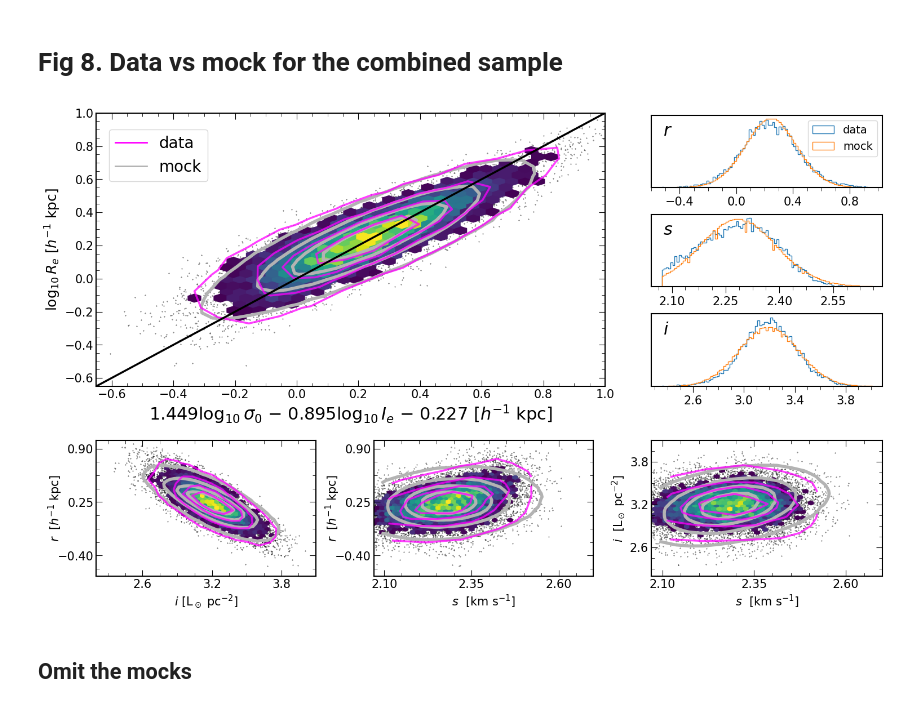
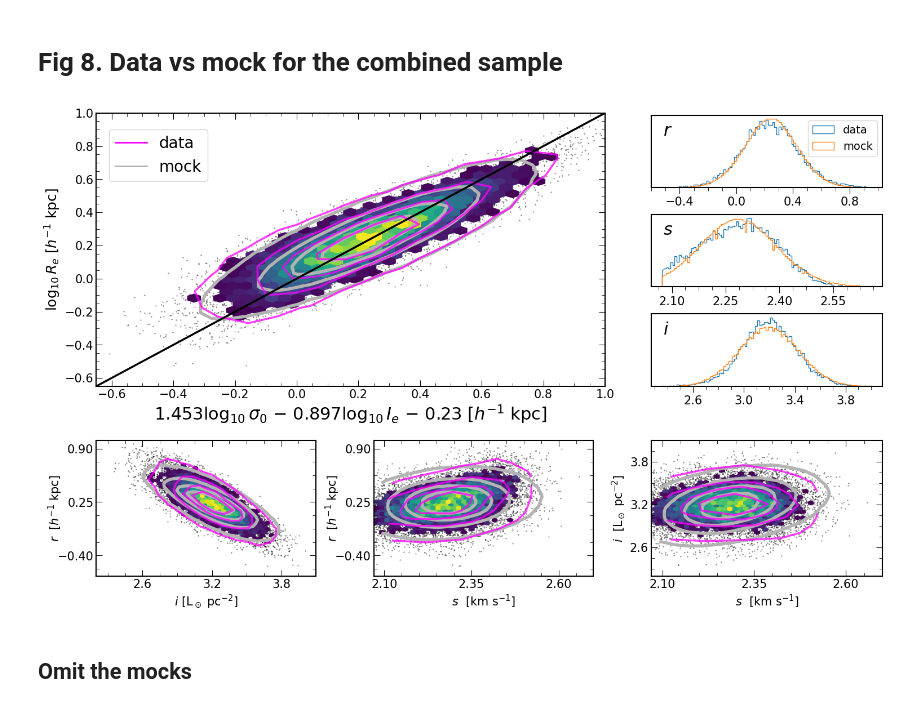
Before and after one commit to mrafifrbbn/thesis-research-2.0, a Jupyter notebook: notebooks/plots_1.ipynb, the cells around one changed output. Drawn from its saved outputs; the diff is of its cells as text; code cells hidden in the pictures.

```diff
--- a/notebooks/plots_1.ipynb
+++ b/notebooks/plots_1.ipynb
@@ -1063,7 +1063,7 @@ Difference from partial f_n: 0.0001. Significance: 1.3406044477254924
 # Fig 8. Data vs mock for the combined sample
 # %%
 # Load FP fits
-fp_fits = pd.read_csv("../artifacts/fp_fit/smin_setting_1/fp_fit_method_0/fp_fits.csv", index_col=0).loc["ALL_COMBINED"]
+fp_fits = pd.read_csv("../artifacts/fp_fit/smin_setting_1/fp_fit_method_0/individual/fp_fits_individual.csv", index_col=0).loc["ALL_COMBINED"]
 fp_fits["c"] = fp_fits["rmean"] - fp_fits["a"] * fp_fits["smean"] - fp_fits["b"] * fp_fits["imean"]
 a = np.round(fp_fits["a"], 3)
 b = np.round(fp_fits["b"], 3)
@@ -1140,7 +1140,7 @@ from matplotlib.lines import Line2D
 
 # Actual r vs predicted r (edge-on view of the FP)
 scale_factor = 20
-ax1.scatter(rpred_data, r_data, s=0.1, c='k')
+ax1.scatter(rpred_data, r_data, s=0.1, c='k', rasterized=True)
 ax1.hexbin(rpred_data, r_data, gridsize=(2 * scale_factor, scale_factor), mincnt=HEXBIN_THRESHOLD, cmap=DATA_HEXBIN_CMAP)
 
 density_contour(rpred_mock, r_mock, bins_levels_tuple_list=levels_plot_mock, ax=ax1, linewidths=CONTOUR_LINEWIDTHS, linestyles=CONTOUR_LINESTYLES)
@@ -1185,7 +1185,7 @@ ax4.set_xticks(np.linspace(min(I_TICKS), max(I_TICKS), 4))
 
 #########################################################################################################
 # r vs i
-ax5.scatter(i_data, r_data, s=0.1, c='k')
+ax5.scatter(i_data, r_data, s=0.1, c='k', rasterized=True)
 ax5.hexbin(i_data, r_data, gridsize=(2 * scale_factor, scale_factor), mincnt=HEXBIN_THRESHOLD, cmap=DATA_HEXBIN_CMAP)
 
 density_contour(i_mock, r_mock, bins_levels_tuple_list=levels_plot_mock, ax=ax5, linewidths=CONTOUR_LINEWIDTHS, linestyles=CONTOUR_LINESTYLES)
@@ -1199,7 +1199,7 @@ ax5.set_xticks(I_TICKS)
 ax5.set_yticks(R_TICKS)
 
 # r vs s
-ax6.scatter(s_data, r_data, s=0.1, c='k')
+ax6.scatter(s_data, r_data, s=0.1, c='k', rasterized=True)
 ax6.hexbin(s_data, r_data, gridsize=(2 * scale_factor, scale_factor), mincnt=HEXBIN_THRESHOLD, cmap=DATA_HEXBIN_CMAP)
 
 density_contour(s_mock, r_mock, bins_levels_tuple_list=levels_plot_mock, ax=ax6, linewidths=CONTOUR_LINEWIDTHS, linestyles=CONTOUR_LINESTYLES)
@@ -1213,7 +1213,7 @@ ax6.set_xticks(S_TICKS)
 ax6.set_yticks(R_TICKS)
 
 # s vs i
-ax7.scatter(s_data, i_data, s=0.1, c='k')
+ax7.scatter(s_data, i_data, s=0.1, c='k', rasterized=True)
 ax7.hexbin(s_data, i_data, gridsize=(2 * scale_factor, scale_factor), mincnt=HEXBIN_THRESHOLD, cmap=DATA_HEXBIN_CMAP)
 
 density_contour(s_mock, i_mock, bins_levels_tuple_list=levels_plot_mock, ax=ax7, linewidths=CONTOUR_LINEWIDTHS, linestyles=CONTOUR_LINESTYLES)
@@ -1241,34 +1241,34 @@ for ax in fig.axes:
     ax.tick_params(axis='both', which='major', length=8)
     ax.tick_params(axis='both', which='minor', length=4)
     # ax.grid(ls=":", c="k", alpha=0.5)
 
 # Change the sizes of ax2, ax3, and ax4 (the histograms) and configure the ticks
 for ax in [ax2, ax3, ax4]:
     box = ax.get_position()
     ax.set_position([box.x0, box.y0, box.width , box.height * 1.6])
     ax.tick_params(axis='both', which='both', labelsize=15, direction="out")
     minor_locator = AutoMinorLocator(4)
     ax.xaxis.set_minor_locator(minor_locator)
 
 # Change the size of ax1 manually
 box = ax1.get_position()
 ax1.set_position([box.x0, box.y0, box.width , box.height * 1.12])
 
 # Change the sizes of ax6 and ax7 manually
 for ax in [ax5, ax6]:
     box = ax.get_position()
     ax.set_position([box.x0, box.y0, box.width * 0.95 , box.height])
     ax.yaxis.set_label_coords(-0.15, 0.5, transform=ax.transAxes)
 
 # Add top and right ticks for ax1, ax5, ax6, ax7
 for ax in [ax1, ax5, ax6, ax7]:
     ax.tick_params(axis='both', which='both', bottom=True, top=True, left=True, right=True,  direction="in")
 
 fig.tight_layout(h_pad=2.0, w_pad=2.0)
 
 fig.savefig('../img/final_plot/fig_8_mock_vs_data_contour_v4.pdf', bbox_inches='tight', dpi=300)
 # %% [output]
-[figure, old version]
+[figure, new version]
 # %% [markdown]
 ## Omit the mocks
 # %%
```
Also changed, not shown: parts of 2 cells of this notebook, 42 other files.
